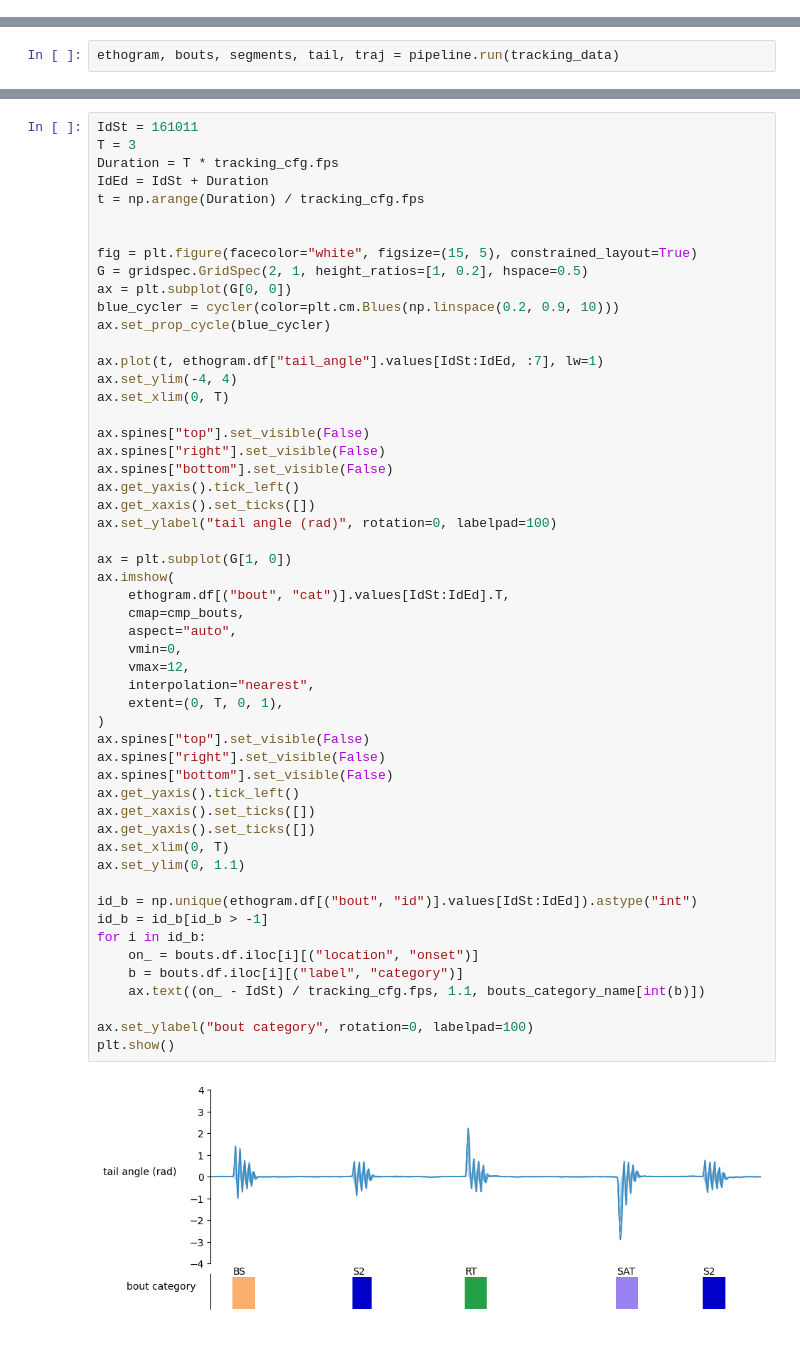
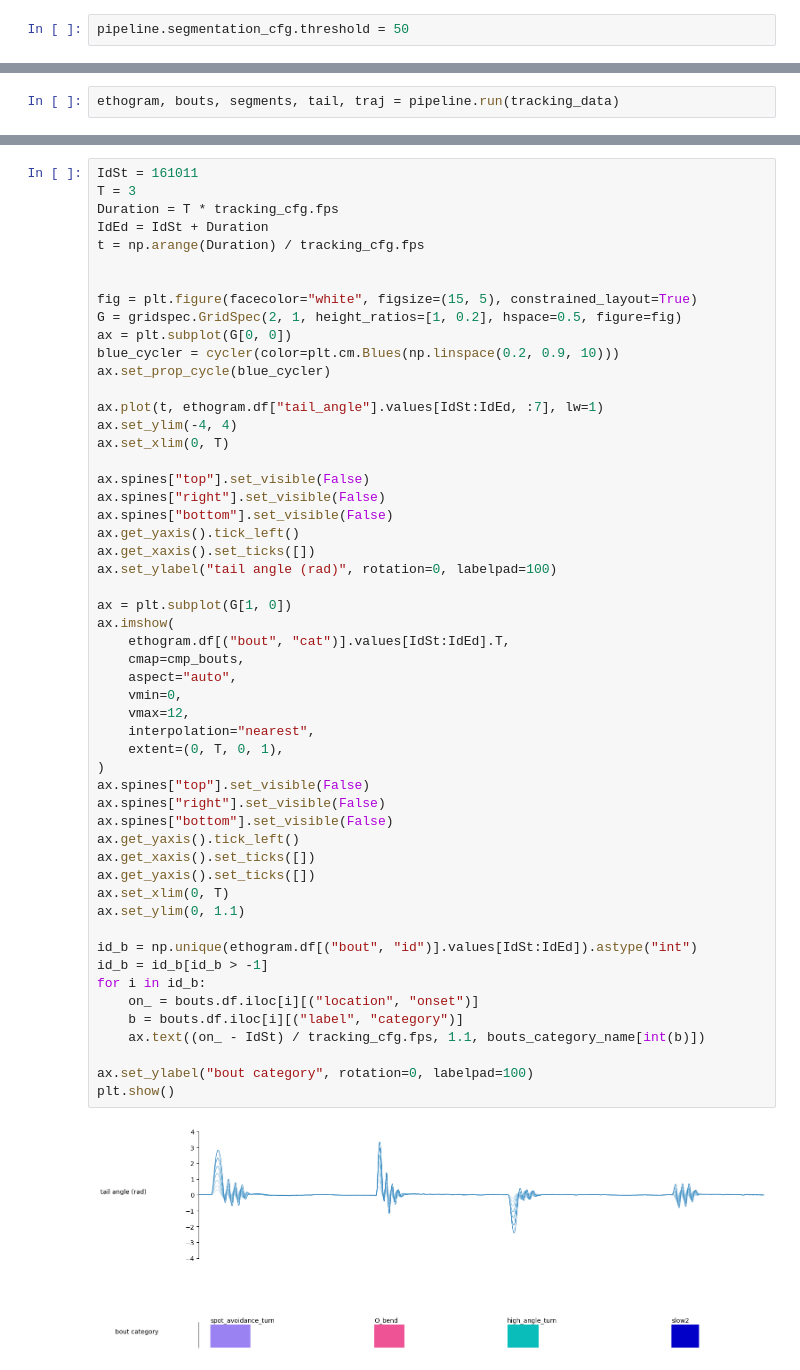
Before and after one commit to orger-lab/megabouts, a Jupyter notebook: docs/source/notebooks/tutorial_FullTracking_Pipeline.ipynb, the cells around one changed output, grey strips where cells are left out. Saved outputs shown, nothing was run; the diff lists cells and outputs as text; blank space fills up the shorter version.

```diff
--- a/docs/source/notebooks/tutorial_FullTracking_Pipeline.ipynb
+++ b/docs/source/notebooks/tutorial_FullTracking_Pipeline.ipynb
@@ -29,0 +43,2 @@ pipeline = FullTrackingPipeline(tracking_cfg, exclude_CS=True)
+# %%
+pipeline.segmentation_cfg.threshold = 50
@@ -114,7 +138,7 @@ t = np.arange(Duration) / tracking_cfg.fps
 
 
 fig = plt.figure(facecolor="white", figsize=(15, 5), constrained_layout=True)
-G = gridspec.GridSpec(2, 1, height_ratios=[1, 0.2], hspace=0.5)
+G = gridspec.GridSpec(2, 1, height_ratios=[1, 0.2], hspace=0.5, figure=fig)
 ax = plt.subplot(G[0, 0])
 blue_cycler = cycler(color=plt.cm.Blues(np.linspace(0.2, 0.9, 10)))
 ax.set_prop_cycle(blue_cycler)
@@ -132,31 +156,31 @@ ax.set_ylabel("tail angle (rad)", rotation=0, labelpad=100)
 
 ax = plt.subplot(G[1, 0])
 ax.imshow(
     ethogram.df[("bout", "cat")].values[IdSt:IdEd].T,
     cmap=cmp_bouts,
     aspect="auto",
     vmin=0,
     vmax=12,
     interpolation="nearest",
     extent=(0, T, 0, 1),
 )
 ax.spines["top"].set_visible(False)
 ax.spines["right"].set_visible(False)
 ax.spines["bottom"].set_visible(False)
 ax.get_yaxis().tick_left()
 ax.get_xaxis().set_ticks([])
 ax.get_yaxis().set_ticks([])
 ax.set_xlim(0, T)
 ax.set_ylim(0, 1.1)
 
 id_b = np.unique(ethogram.df[("bout", "id")].values[IdSt:IdEd]).astype("int")
 id_b = id_b[id_b > -1]
 for i in id_b:
     on_ = bouts.df.iloc[i][("location", "onset")]
     b = bouts.df.iloc[i][("label", "category")]
     ax.text((on_ - IdSt) / tracking_cfg.fps, 1.1, bouts_category_name[int(b)])
 
 ax.set_ylabel("bout category", rotation=0, labelpad=100)
 plt.show()
 # %% [output]
-[figure, old version]
+[figure, new version]
```
Also changed, not shown: parts of 11 cells of this notebook, 31 other files.
